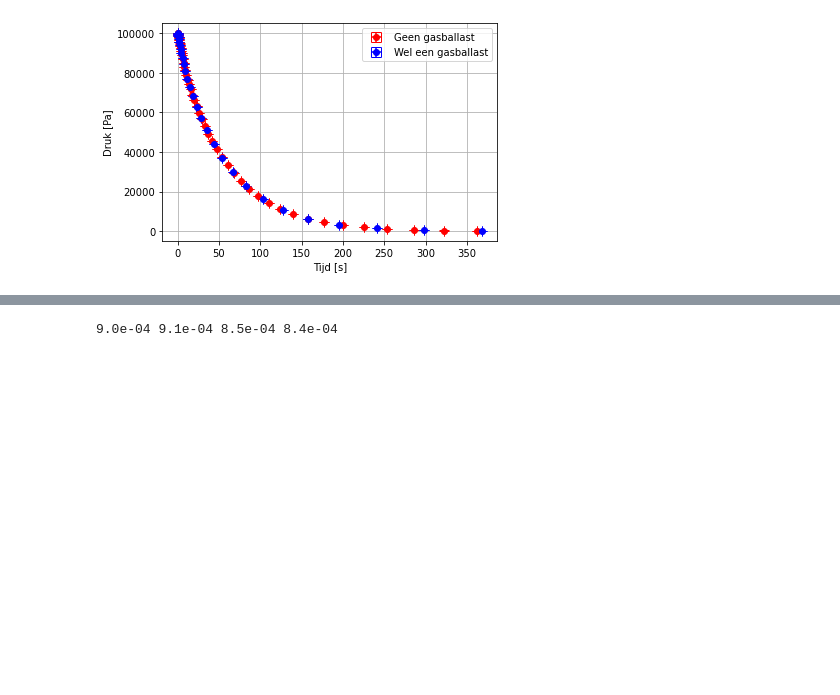
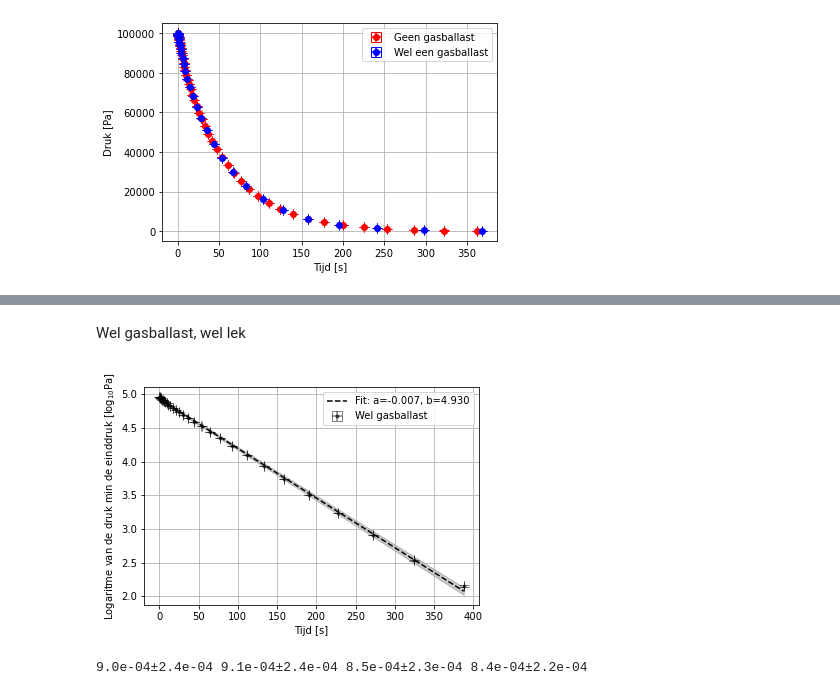
Before and after one commit to YannickJong/School, a Jupyter notebook: Vacuumtechniek/Experiment7.ipynb, the cells around one changed output, grey strips where cells are left out. Cells and saved outputs as stored; diff of their text form; code cells hidden in the pictures; blank space fills up the shorter version.

```diff
--- a/Vacuumtechniek/Experiment7.ipynb
+++ b/Vacuumtechniek/Experiment7.ipynb
@@ -95 +137,16 @@ plt.savefig('Proef7 metingen3.pdf', dpi=300, bbox_inches='tight')
+# %% [markdown]
+Wel gasballast, wel lek
+# %%
+plt.errorbar(t4, p4, dp/(np.log(10)*np.power(10, p4)), dt, 'ok', markersize=3, alpha=0.5, label='Wel gasballast', capsize=5)
+plt.plot(t4, func(t4, fits[4-1][0], fits[4-1][1]), 'k--', label='Fit: a=%5.3f, b=%5.3f' % (fits[4-1][0], fits[4-1][1]))
+p4_max = func(t4, fits[4-1].slope + 3 * fits[4-1].stderr, fits[4-1].intercept + 3 * fits[4-1].intercept_stderr)
+p4_min = func(t4, fits[4-1].slope - 3 * fits[4-1].stderr, fits[4-1].intercept - 3 * fits[4-1].intercept_stderr)
+plt.fill_between(t4, p4_min, p4_max, color='k', alpha=0.2)
+plt.legend()
+plt.xlabel('Tijd [s]')
+plt.ylabel(r'Logaritme van de druk min de einddruk [$\log_{10}$Pa]')
+plt.grid()
+plt.savefig('WelWel.pdf', dpi=300, bbox_inches='tight')
+# %% [output]
+[figure, added]
 # %%
@@ -103,4 +162,4 @@ S4 = find_S(popt4_)
 # %%
-print("{:.1e}".format(S1), "{:.1e}".format(S2), "{:.1e}".format(S3), "{:.1e}".format(S4))
+print(r"{:.1e}±{:.1e}".format(S1[0], S1[1]), r"{:.1e}±{:.1e}".format(S2[0], S2[1]), r"{:.1e}±{:.1e}".format(S3[0], S3[1]), r"{:.1e}±{:.1e}".format(S4[0], S4[1]))
 # %% [output]
-9.0e-04 9.1e-04 8.5e-04 8.4e-04
+9.0e-04±2.4e-04 9.1e-04±2.4e-04 8.5e-04±2.3e-04 8.4e-04±2.2e-04
```
Also changed, not shown: parts of 22 cells of this notebook, 7 other files.
